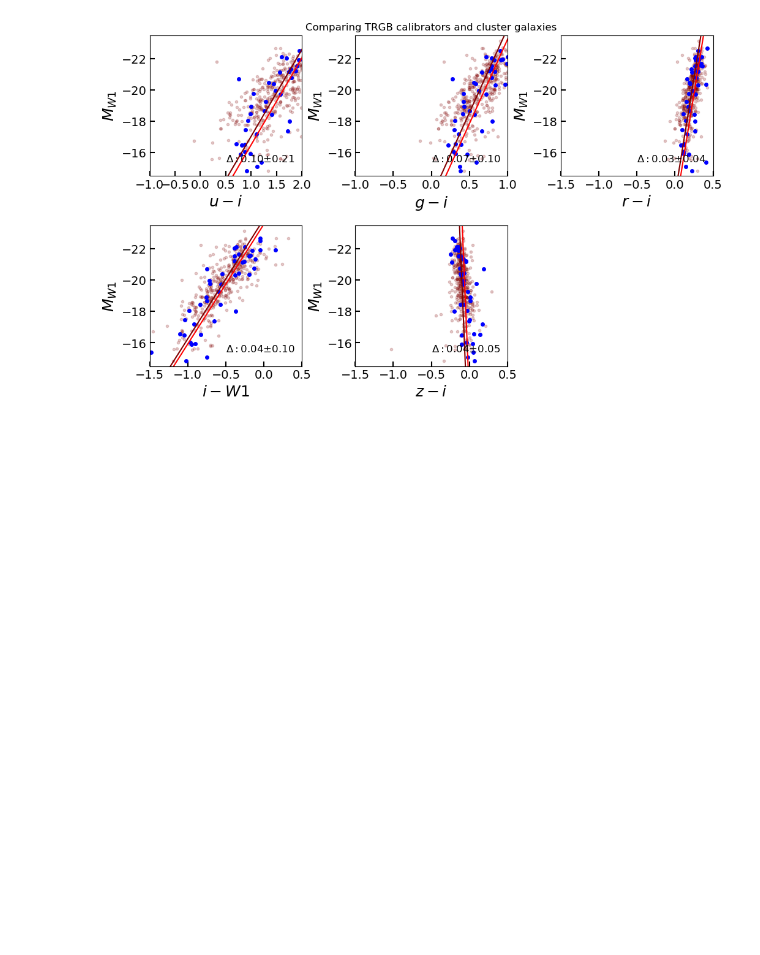
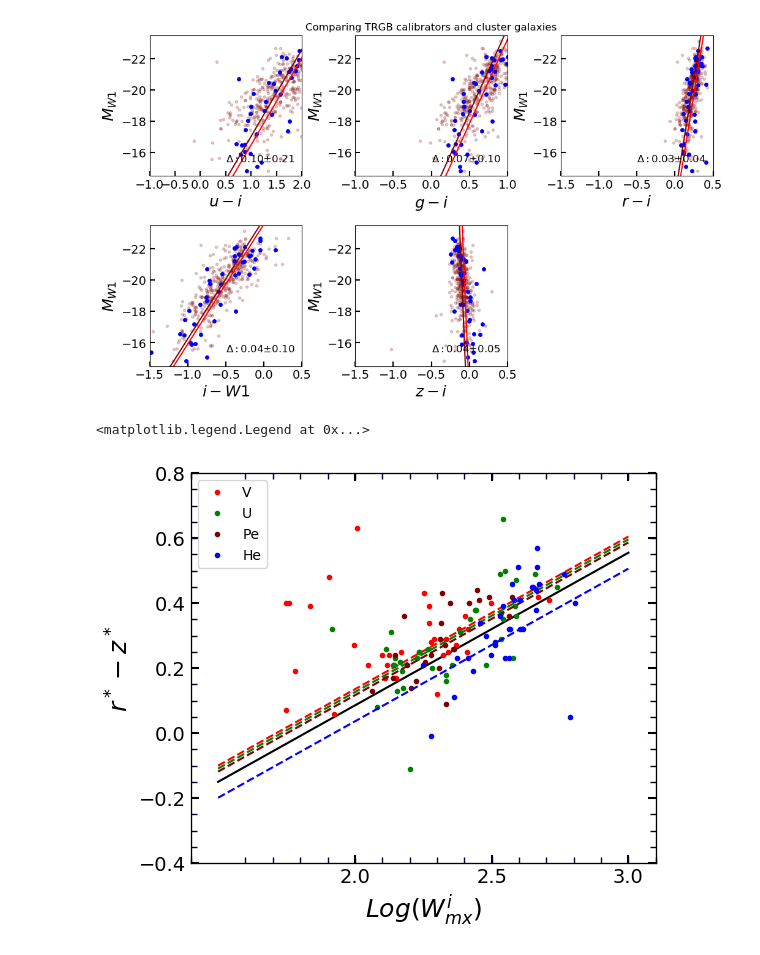
Before and after one commit to ekourkchi/TFcalibrators, a Jupyter notebook: i_clusters.ipynb, the cells around one changed output. Drawn from its saved outputs; the diff is of its cells as text; code cells hidden in the pictures; blank space fills up the shorter version.

```diff
--- a/i_clusters.ipynb
+++ b/i_clusters.ipynb
@@ -2142,3 +2148,68 @@ plt.subplots_adjust(hspace=0.35, wspace=0.35)
 0.10675883494265606 0.014785310219801671
 0.03588735185696483 0.05398395752321042
 [figure]
+# %%
+fig, ax = makeFig(band=band, xLim = (1.4,3.1), yLim = (-0.4,0.8), MAGabs=True)
+
+wimx = np.linspace(1.5,3, 20)
+g_w1 = (-7.37*(wimx-2.5)-20.15-0.11)-(-9.46*(wimx-2.5)-20.36)
+g_z = (-7.37*(wimx-2.5)-20.15-0.11)-(-8.44*(wimx-2.5)-20.89-0.08)
+r_z = (-7.97*(wimx-2.5)-20.57-0.08)-(-8.44*(wimx-2.5)-20.89-0.08)
+
+ax.plot(wimx, r_z, 'k-')
+
+
+def funcP(ax, Nest, color='r', label=None):
+
+    if label is None:
+        label = w1_Clusters[Nest]['code']
+
+    w1_pgc = z_Clusters[Nest]['pgc']
+    w1_mag = z_Clusters[Nest]['mag']
+    w1_wimx = z_Clusters[Nest]['logWimx']
+    w1_wimx_e = z_Clusters[Nest]['logWimx_e']
+    g_pgc = r_Clusters[Nest]['pgc']
+    g_mag = r_Clusters[Nest]['mag']
+
+    wimx_lst = []
+    wimx_lst_e = []
+    color_lst = []
+    for i, idd in enumerate(w1_pgc):
+        if idd in g_pgc:
+            ix, = np.where(g_pgc==idd)
+            wimx_lst.append(w1_wimx[i])
+            color_lst.append(g_mag[ix][0]-w1_mag[i])
+            wimx_lst_e.append(w1_wimx_e[i])
+
+    wimx_lst  = np.asarray(wimx_lst)
+    wimx_lst_e = np.asarray(wimx_lst_e)
+    color_lst = np.asarray(color_lst)
+
+    slope = 8.44-7.97# -7.37 # 9.46-7.37
+    fit, cov = curve_fit(linfit_m, color_lst/slope, wimx_lst, sigma=np.sqrt(wimx_lst_e**2+0.01**2))
+    b = fit[0]
+    b = -b*slope
+
+    x = np.linspace(1.5,3, 20)
+    ax.plot(x, slope*x+b, '--', color=color)
+
+    ax.plot(wimx_lst, color_lst, '.', color=color, label=label)
+    return wimx_lst, color_lst
+
+
+
+allW, allC = funcP(ax, 'NEST_100002', 'r')  # Virgo
+W, C = funcP(ax, 'NEST_100008', 'g')  # Ursa Major
+allW=np.concatenate((allW, W)) ; allC=np.concatenate((allC, C))
+W, C = funcP(ax, 'NEST_200092', 'maroon')  # Pegasus
+allW=np.concatenate((allW, W)) ; allC=np.concatenate((allC, C))
+
+W, C = funcP(ax, 'NEST_100007', 'b')  # Hercules
+allW=np.concatenate((allW, W)) ; allC=np.concatenate((allC, C))
+
+
+ax.set_ylabel(r'$r^*-z^*} \/\/ [AB]$', fontsize=18)
+ax.legend()
+# %% [output]
+<matplotlib.legend.Legend at 0x...>
+[figure, added]
```
Also changed, not shown: parts of 5 cells of this notebook, 6 other files.
